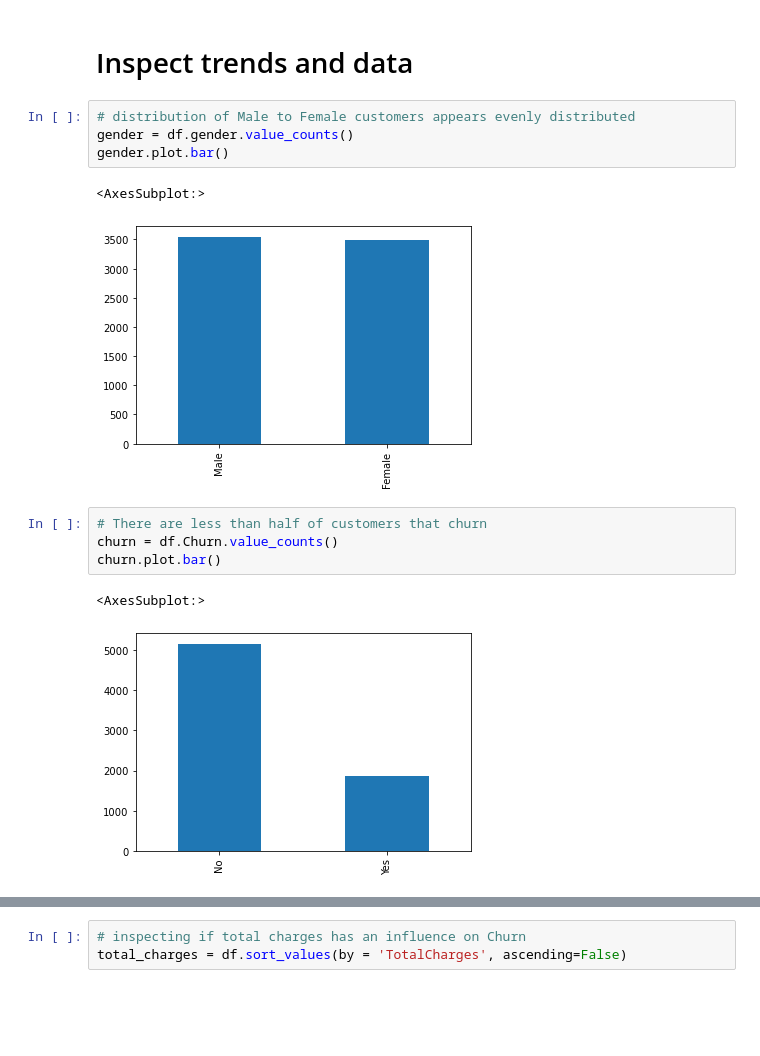
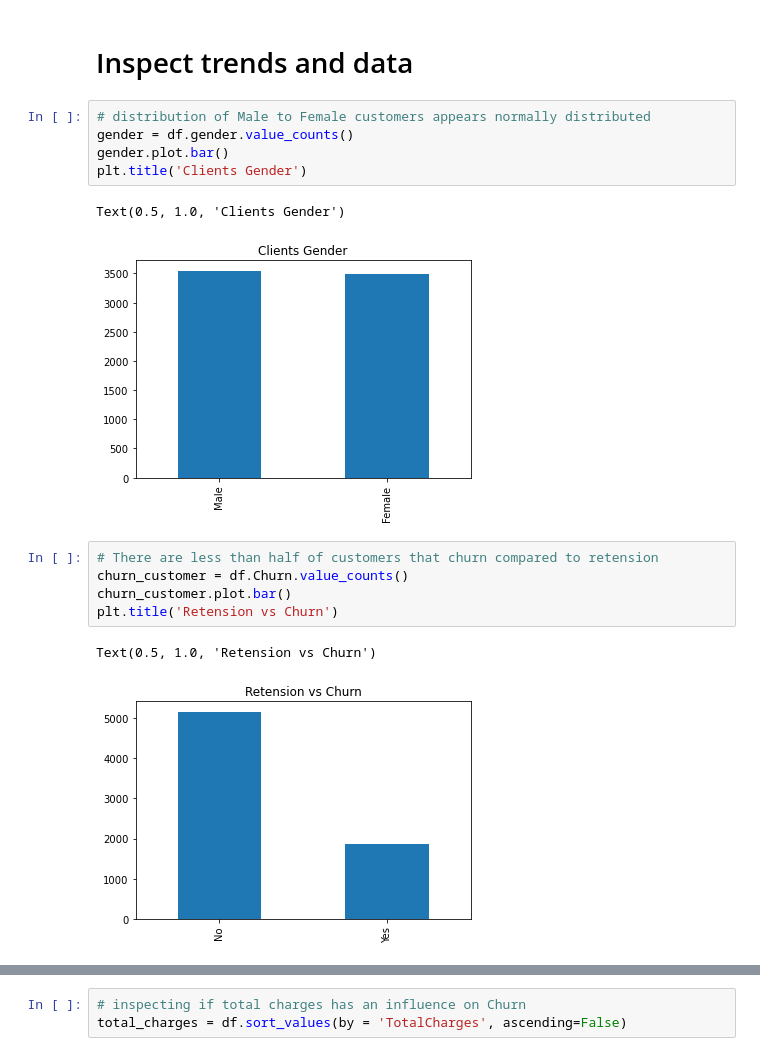
Before and after one commit to chrisvinhston/customer_churn_prediction, a Jupyter notebook: main.ipynb, the cells around one changed output, grey strips where cells are left out. Saved outputs shown, nothing was run; the diff lists cells and outputs as text; blank space fills up the shorter version.

Commit message:
update main plots

```diff
--- a/main.ipynb
+++ b/main.ipynb
@@ -164,17 +166,19 @@ df.head()
 # %% [markdown]
 # Inspect trends and data
 # %%
-# distribution of Male to Female customers appears evenly distributed
+# distribution of Male to Female customers appears normally distributed
 gender = df.gender.value_counts()
 gender.plot.bar()
+plt.title('Clients Gender')
 # %% [output]
-<AxesSubplot:>
+Text(0.5, 1.0, 'Clients Gender')
-[figure, old version]
+[figure, new version]
 # %%
-# There are less than half of customers that churn
-churn = df.Churn.value_counts()
-churn.plot.bar()
+# There are less than half of customers that churn compared to retension
+churn_customer = df.Churn.value_counts()
+churn_customer.plot.bar()
+plt.title('Retension vs Churn')
 # %% [output]
-<AxesSubplot:>
+Text(0.5, 1.0, 'Retension vs Churn')
-[figure, old version]
+[figure, new version]
 # %%
```
Also changed, not shown: parts of 10 cells of this notebook, 1 other file.
